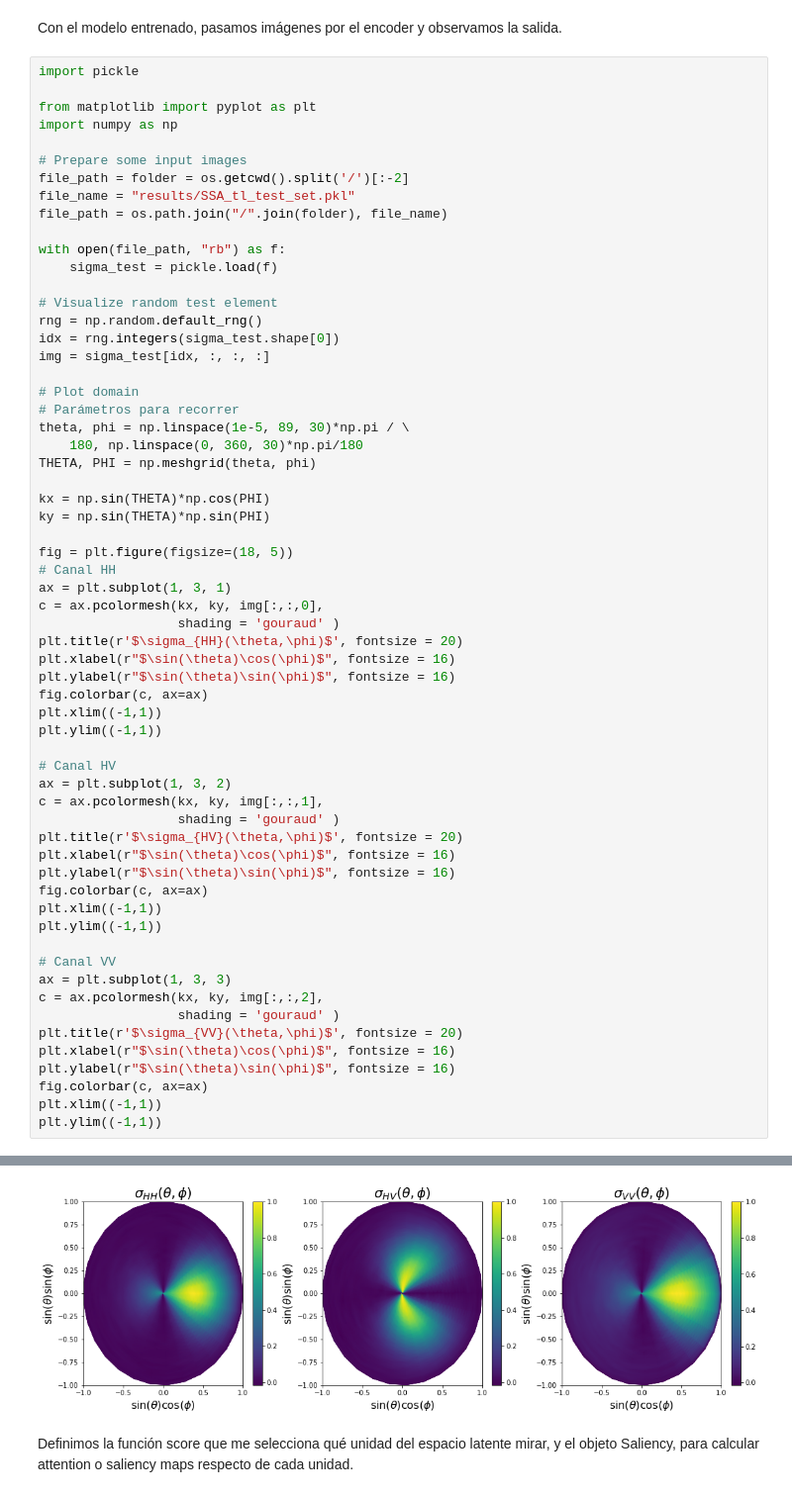
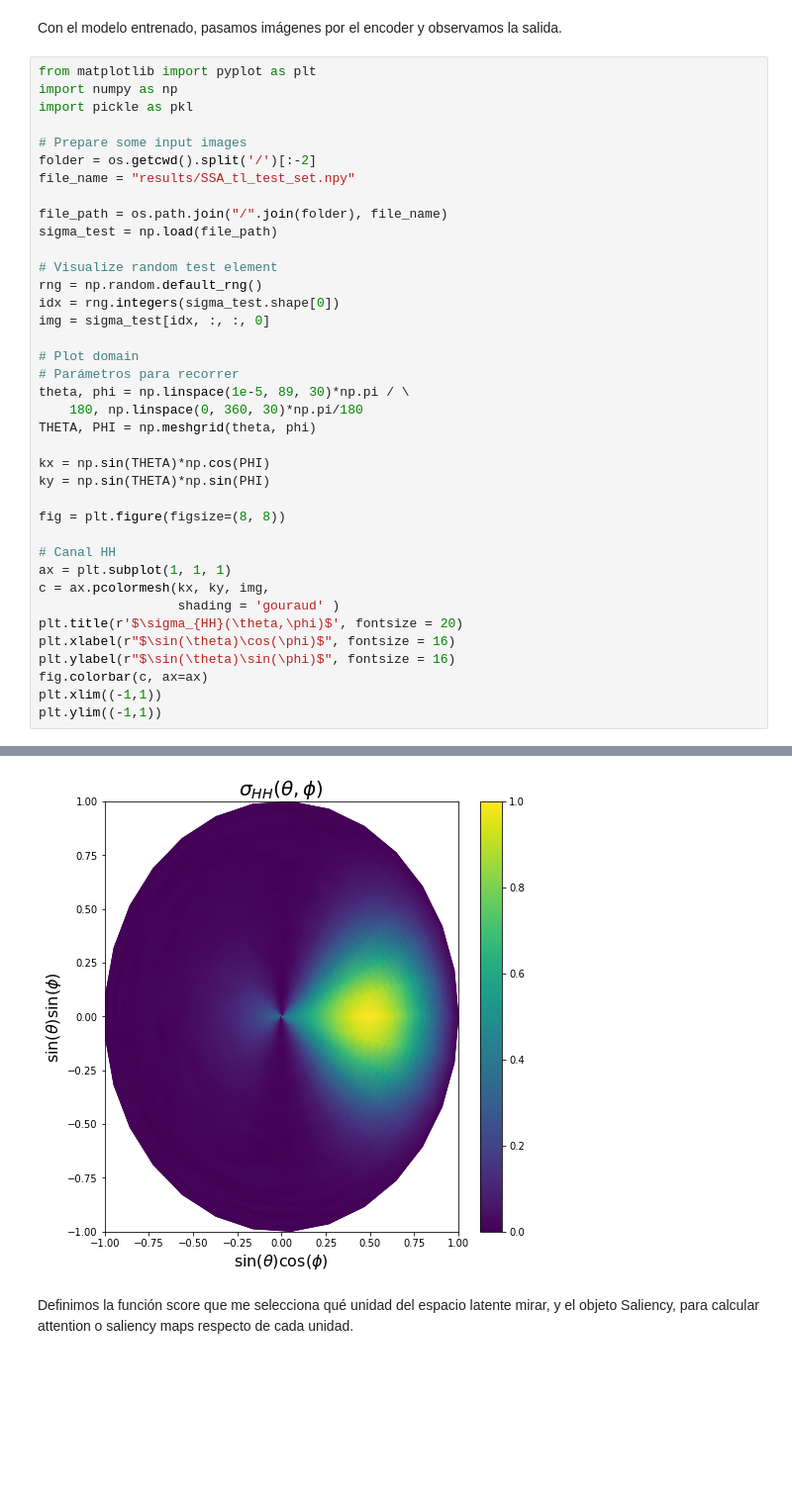
Before and after one commit to jotavecorta/DeepScatteringModels, a Jupyter notebook: DLSM/small_slope_approx/saliency_maps.ipynb, the cells around one changed output, grey strips where cells are left out. Shown at 99% size. Saved outputs shown, nothing was run; the diff lists cells and outputs as text; blank space fills up the shorter version.

```diff
--- a/DLSM/small_slope_approx/saliency_maps.ipynb
+++ b/DLSM/small_slope_approx/saliency_maps.ipynb
@@ -76,69 +78,46 @@ To enable them in other operations, rebuild TensorFlow with the appropriate comp
 # %% [markdown]
 Con el modelo entrenado, pasamos imágenes por el encoder y observamos la salida.
 # %%
-import pickle
-
 from matplotlib import pyplot as plt
 import numpy as np
+import pickle as pkl
 
 # Prepare some input images
-file_path = folder = os.getcwd().split('/')[:-2]
-file_name = "results/SSA_tl_test_set.pkl"
+folder = os.getcwd().split('/')[:-2]
+file_name = "results/SSA_tl_test_set.npy"
+
 file_path = os.path.join("/".join(folder), file_name)
-
-with open(file_path, "rb") as f:
-    sigma_test = pickle.load(f)
+sigma_test = np.load(file_path)
 
 # Visualize random test element
 rng = np.random.default_rng()
 idx = rng.integers(sigma_test.shape[0])
-img = sigma_test[idx, :, :, :]
+img = sigma_test[idx, :, :, 0]
 
 # Plot domain
 # Parámetros para recorrer
 theta, phi = np.linspace(1e-5, 89, 30)*np.pi / \
     180, np.linspace(0, 360, 30)*np.pi/180
 THETA, PHI = np.meshgrid(theta, phi)
 
 kx = np.sin(THETA)*np.cos(PHI)
 ky = np.sin(THETA)*np.sin(PHI)
 
-fig = plt.figure(figsize=(18, 5))
+fig = plt.figure(figsize=(8, 8))
+
 # Canal HH
-ax = plt.subplot(1, 3, 1)
-c = ax.pcolormesh(kx, ky, img[:,:,0],
+ax = plt.subplot(1, 1, 1)
+c = ax.pcolormesh(kx, ky, img,
                   shading = 'gouraud' )
 plt.title(r'$\sigma_{HH}(\theta,\phi)$', fontsize = 20)
 plt.xlabel(r"$\sin(\theta)\cos(\phi)$", fontsize = 16)
 plt.ylabel(r"$\sin(\theta)\sin(\phi)$", fontsize = 16)
 fig.colorbar(c, ax=ax)
 plt.xlim((-1,1))
 plt.ylim((-1,1))
-
-# Canal HV
-ax = plt.subplot(1, 3, 2)
-c = ax.pcolormesh(kx, ky, img[:,:,1],
-                  shading = 'gouraud' )
-plt.title(r'$\sigma_{HV}(\theta,\phi)$', fontsize = 20)
-plt.xlabel(r"$\sin(\theta)\cos(\phi)$", fontsize = 16)
-plt.ylabel(r"$\sin(\theta)\sin(\phi)$", fontsize = 16)
-fig.colorbar(c, ax=ax)
-plt.xlim((-1,1))
-plt.ylim((-1,1))
-
-# Canal VV
-ax = plt.subplot(1, 3, 3)
-c = ax.pcolormesh(kx, ky, img[:,:,2],
-                  shading = 'gouraud' )
-plt.title(r'$\sigma_{VV}(\theta,\phi)$', fontsize = 20)
-plt.xlabel(r"$\sin(\theta)\cos(\phi)$", fontsize = 16)
-plt.ylabel(r"$\sin(\theta)\sin(\phi)$", fontsize = 16)
-fig.colorbar(c, ax=ax)
-plt.xlim((-1,1))
-plt.ylim((-1,1))
 # %% [output]
 (-1.0, 1.0)
-[figure, old version]
+[figure, new version]
 # %% [markdown]
 Definimos la función score que me selecciona qué unidad del espacio latente mirar, y el objeto Saliency, para calcular attention o saliency maps respecto de cada unidad.
 # %%
```
Also changed, not shown: parts of 8 cells of this notebook, 13 other files.
